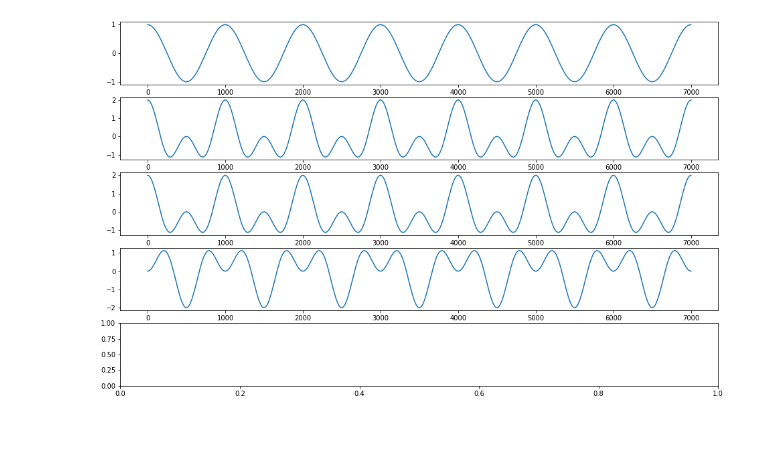
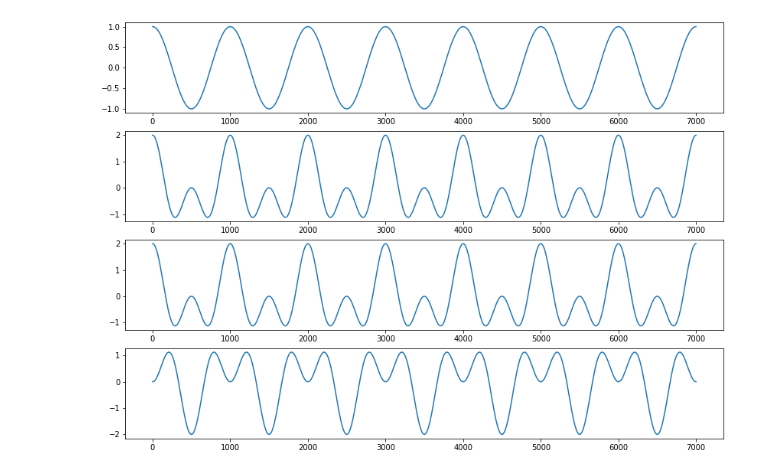
Before and after one commit to LauraRichter/examples, a Jupyter notebook: short_notebook.ipynb, the cells around one changed output. Cells and saved outputs as stored; diff of their text form; code cells hidden in the pictures; blank space fills up the shorter version.

Commit message:
plot edit

```diff
--- a/short_notebook.ipynb
+++ b/short_notebook.ipynb
@@ -9,10 +9,10 @@ y3 = np.cos(2*np.pi*(x + 500)/500)
 y4 = np.cos(2*np.pi*(x + 250)/500)
 # %%
 #NBVAL_IGNORE_OUTPUT
-fig, ax = plt.subplots(5, 1, figsize=(16,10))
+fig, ax = plt.subplots(4, 1, figsize=(14,10))
 ax[0].plot(x, y1)
 ax[1].plot(x, y1 + y2)
 ax[2].plot(x, y1 + y3)
 ax[3].plot(x, y1 + y4);
 # %% [output]
-[figure, old version]
+[figure, new version]
```
